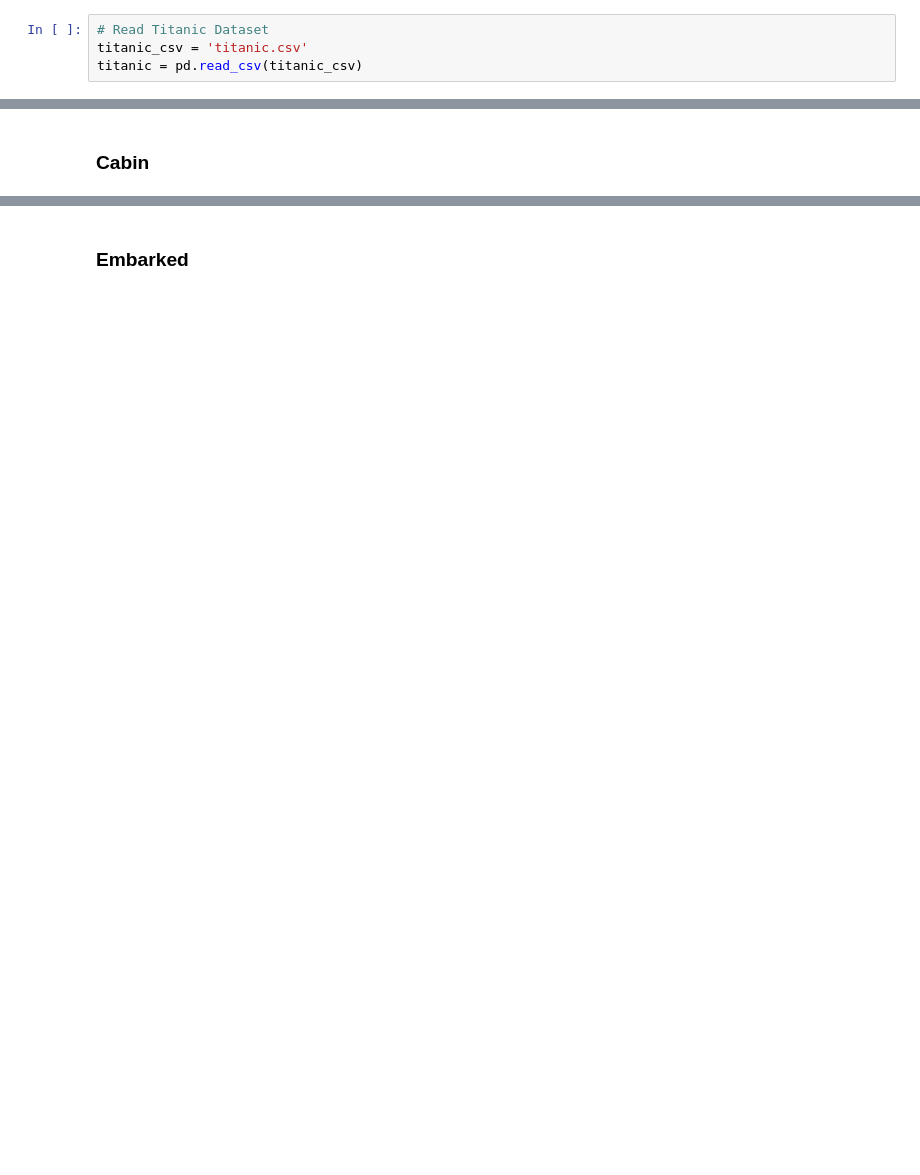
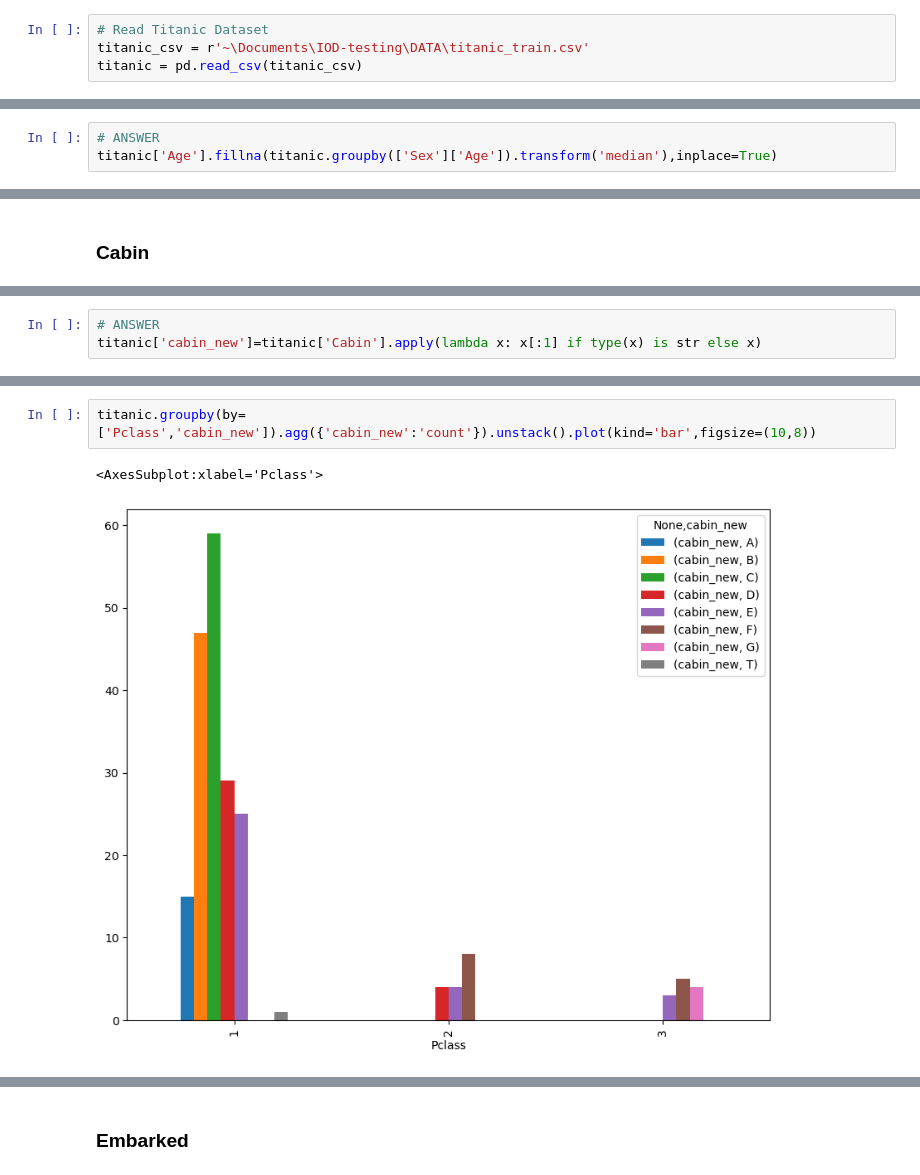
Before and after one commit to nhityv/IOD-testing, a Jupyter notebook: Module2/Labs2/IOD_Lab 2.2.1.ipynb, the cells around one changed output, grey strips where cells are left out. Drawn from its saved outputs; the diff is of its cells as text; blank space fills up the shorter version.

```diff
--- a/Module2/Labs2/IOD_Lab 2.2.1.ipynb
+++ b/Module2/Labs2/IOD_Lab 2.2.1.ipynb
@@ -44,7 +47,7 @@ import matplotlib.pyplot as plt
 Read titanic dataset.
 # %%
 # Read Titanic Dataset
-titanic_csv = 'titanic.csv'
+titanic_csv = r'~\Documents\IOD-testing\DATA\titanic_train.csv'
 titanic = pd.read_csv(titanic_csv)
 # %% [markdown]
 # Explore Dataset
@@ -147,0 +149,3 @@ Is there any null values in any columns?
+# %%
+# ANSWER
+titanic['Age'].fillna(titanic.groupby(['Sex']['Age']).transform('median'),inplace=True)
@@ -151,0 +170,3 @@ Is there any null values in any columns?
+# %%
+# ANSWER
+titanic['cabin_new']=titanic['Cabin'].apply(lambda x: x[:1] if type(x) is str else x)
@@ -151,0 +188,5 @@ Is there any null values in any columns?
+# %%
+titanic.groupby(by=['Pclass','cabin_new']).agg({'cabin_new':'count'}).unstack().plot(kind='bar',figsize=(10,8))
+# %% [output]
+<AxesSubplot:xlabel='Pclass'>
+[figure, added]
```
Also changed, not shown: parts of 29 cells of this notebook, 2 other files.
